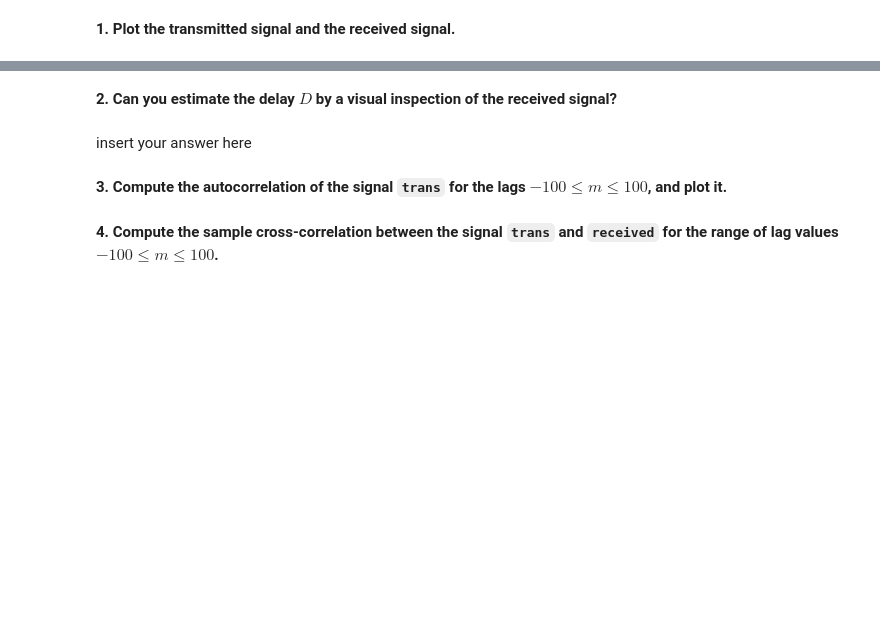
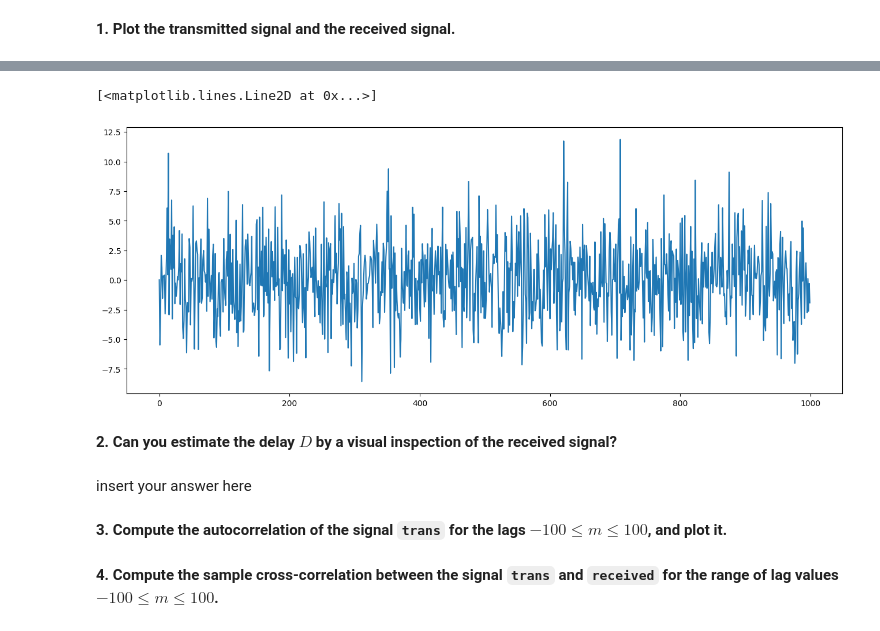
Before and after one commit to cdavin2/dsp_lab07b, a Jupyter notebook: lab07b_final_report.ipynb, the cells around one changed output, grey strips where cells are left out. Cells and saved outputs as stored; diff of their text form; code cells hidden in the pictures; blank space fills up the shorter version.

```diff
--- a/lab07b_final_report.ipynb
+++ b/lab07b_final_report.ipynb
@@ -351,3 +368,8 @@ trans, received = np.array(trans), np.array(received)
+# %%
+plt.plot(received)
+# %% [output]
+[<matplotlib.lines.Line2D at 0x...>]
+[figure, added]
 # %% [markdown]
 **2. Can you estimate the delay $D$ by a visual inspection of the received signal?**
 # %% [markdown]
```
Also changed, not shown: parts of 30 cells of this notebook.
